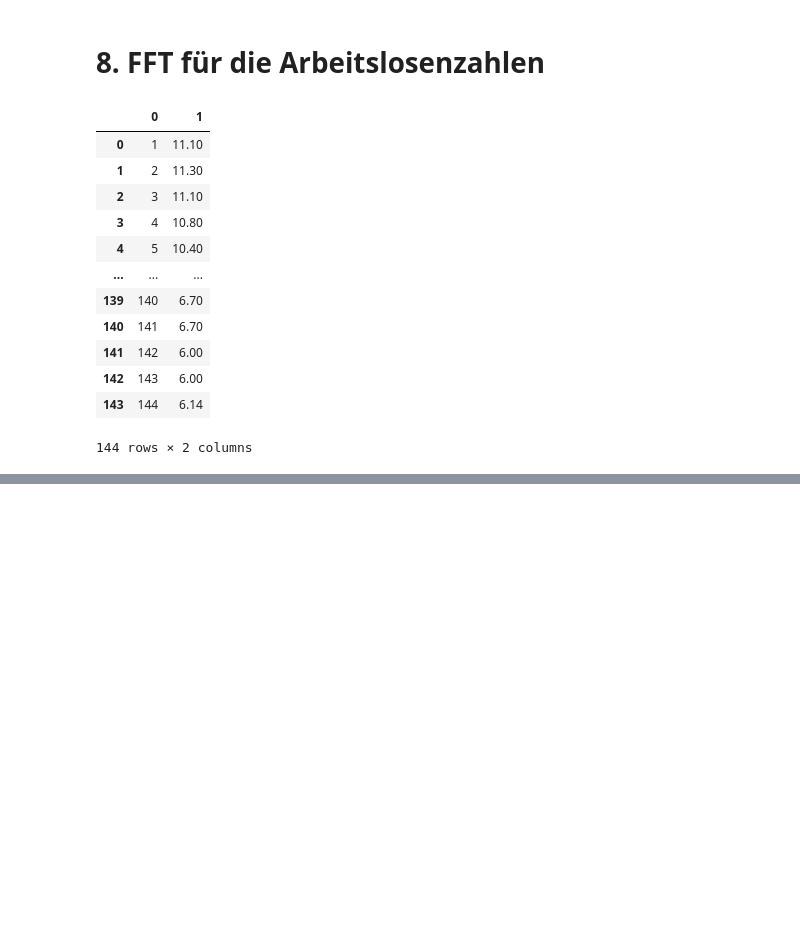
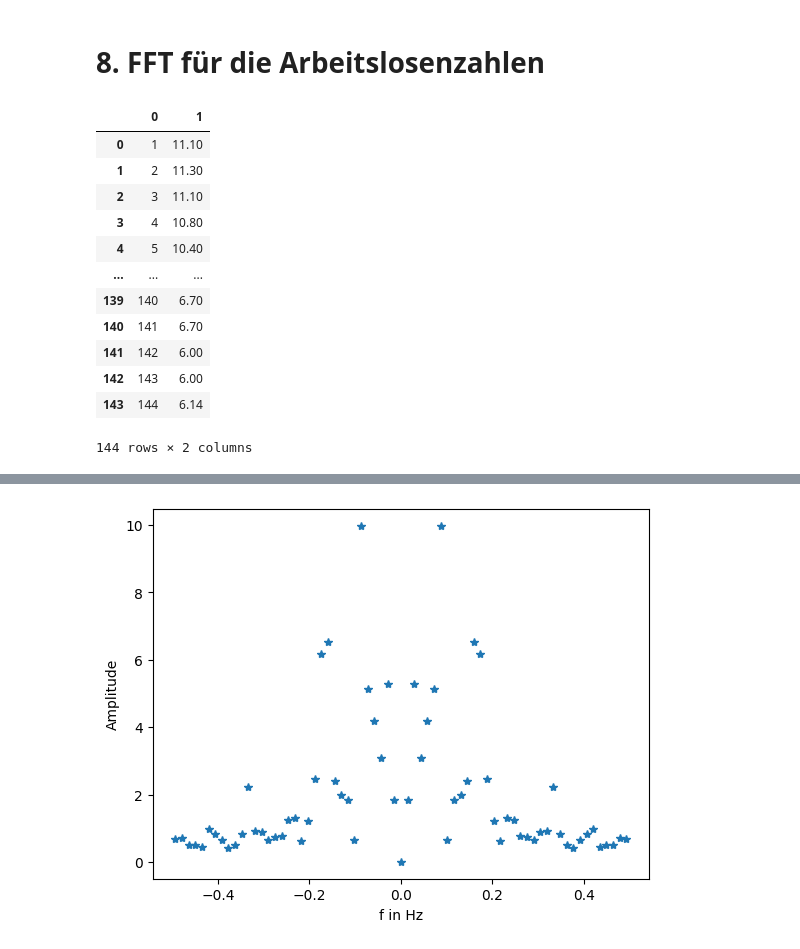
Before and after one commit to RacingInspiration/Zeitreihen, a Jupyter notebook: 8/FFT_Arbeitslosenzahlen.ipynb, the cells around one changed output, grey strips where cells are left out. Saved outputs shown, nothing was run; the diff lists cells and outputs as text; code cells hidden in the pictures; blank space fills up the shorter version.

```diff
--- a/8/FFT_Arbeitslosenzahlen.ipynb
+++ b/8/FFT_Arbeitslosenzahlen.ipynb
@@ -59,0 +123,12 @@ plt.plot(t,np.abs(arbeitslose),np.abs(a_inverse))
+# %%
+from scipy.fft import fft, fftfreq
+N = int(SAMPLE_RATE * DURATION)
+yf = fft(y_diff)
+f = fftfreq(N, 1/SAMPLE_RATE)
+
+plt.plot(f, np.abs(yf),'*')
+plt.xlabel("f in Hz")
+plt.ylabel("Amplitude")
+plt.show()
+# %% [output]
+[figure, added]
```
Also changed, not shown: parts of 13 cells of this notebook.
